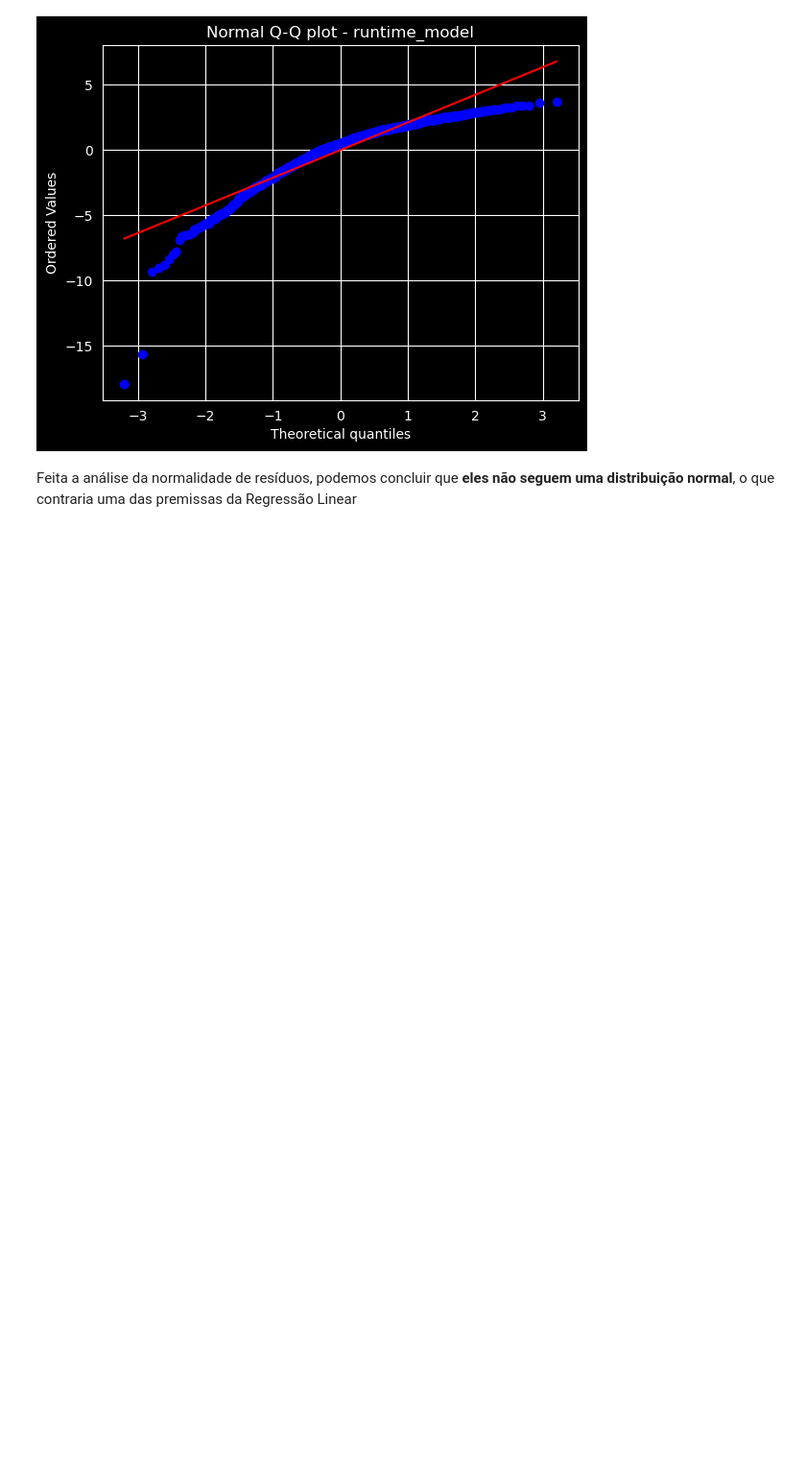
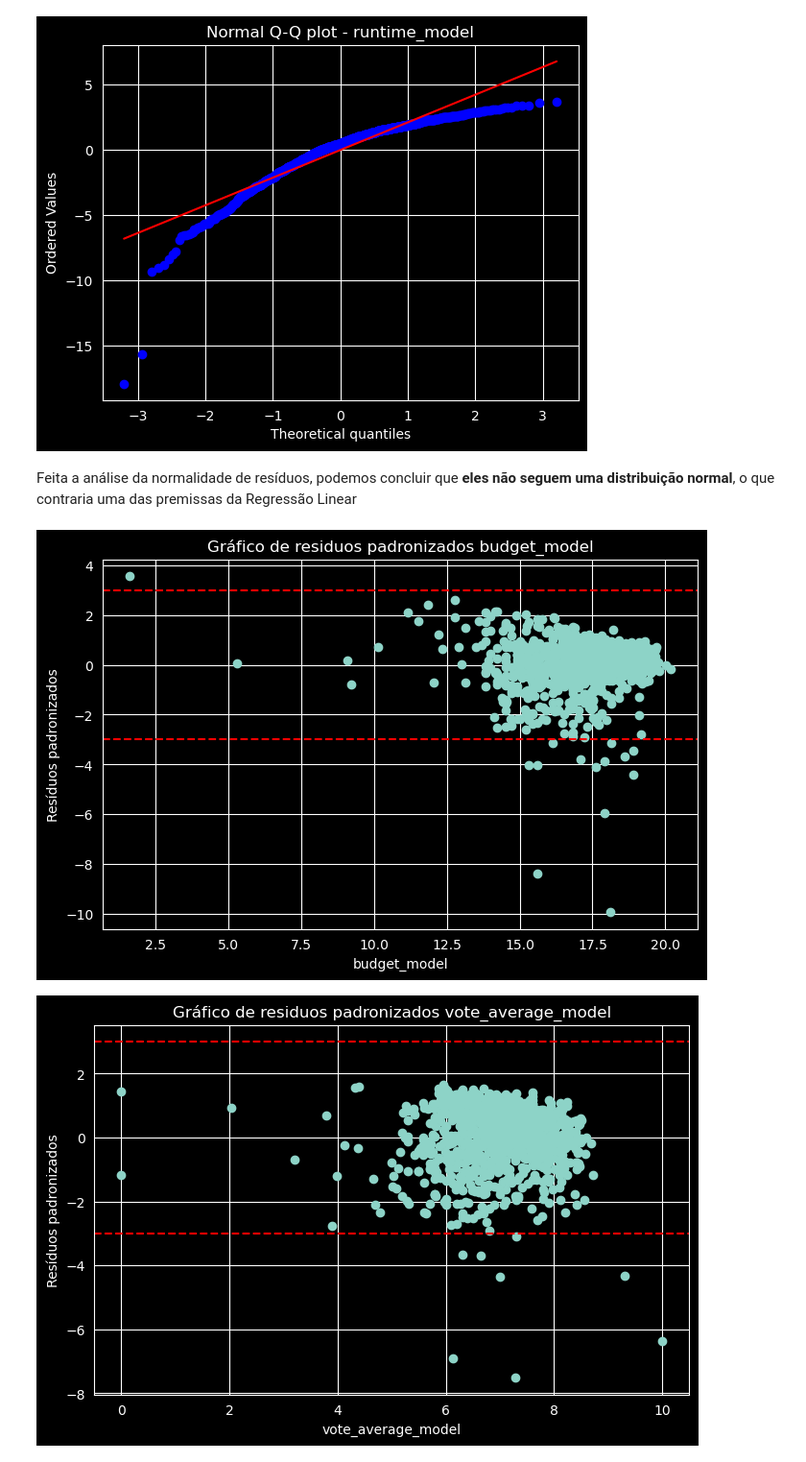
Before and after one commit to LucasPeil/movies_analysis, a Jupyter notebook: movies_analysis.ipynb, the cells around one changed output. Shown at 96% size. Saved outputs shown, nothing was run; the diff lists cells and outputs as text; code cells hidden in the pictures; blank space fills up the shorter version.

```diff
--- a/movies_analysis.ipynb
+++ b/movies_analysis.ipynb
@@ -302,3 +306,17 @@ for name, model, data in models:
 [figure]
 # %% [markdown]
 Feita a análise da normalidade de resíduos, podemos concluir que **eles não seguem uma distribuição normal**, o que contraria uma das premissas da Regressão Linear
+# %%
+for name, model, data in models:
+    standardized_residuals = model.get_influence().resid_studentized_internal
+    plt.figure(figsize=(8,5))
+    plt.scatter(data.iloc[:,1], standardized_residuals)
+    plt.axhline(y=3, color="red", linestyle="--")
+    plt.axhline(y=-3, color="red", linestyle="--")
+    plt.title(f'Gráfico de residuos padronizados {name}')
+    plt.ylabel("Resíduos padronizados")
+    plt.xlabel(name)
+    plt.show()
+# %% [output]
+[figure, added]
+[figure, added]
```
Also changed, not shown: parts of 16 cells of this notebook, 2 other files.
